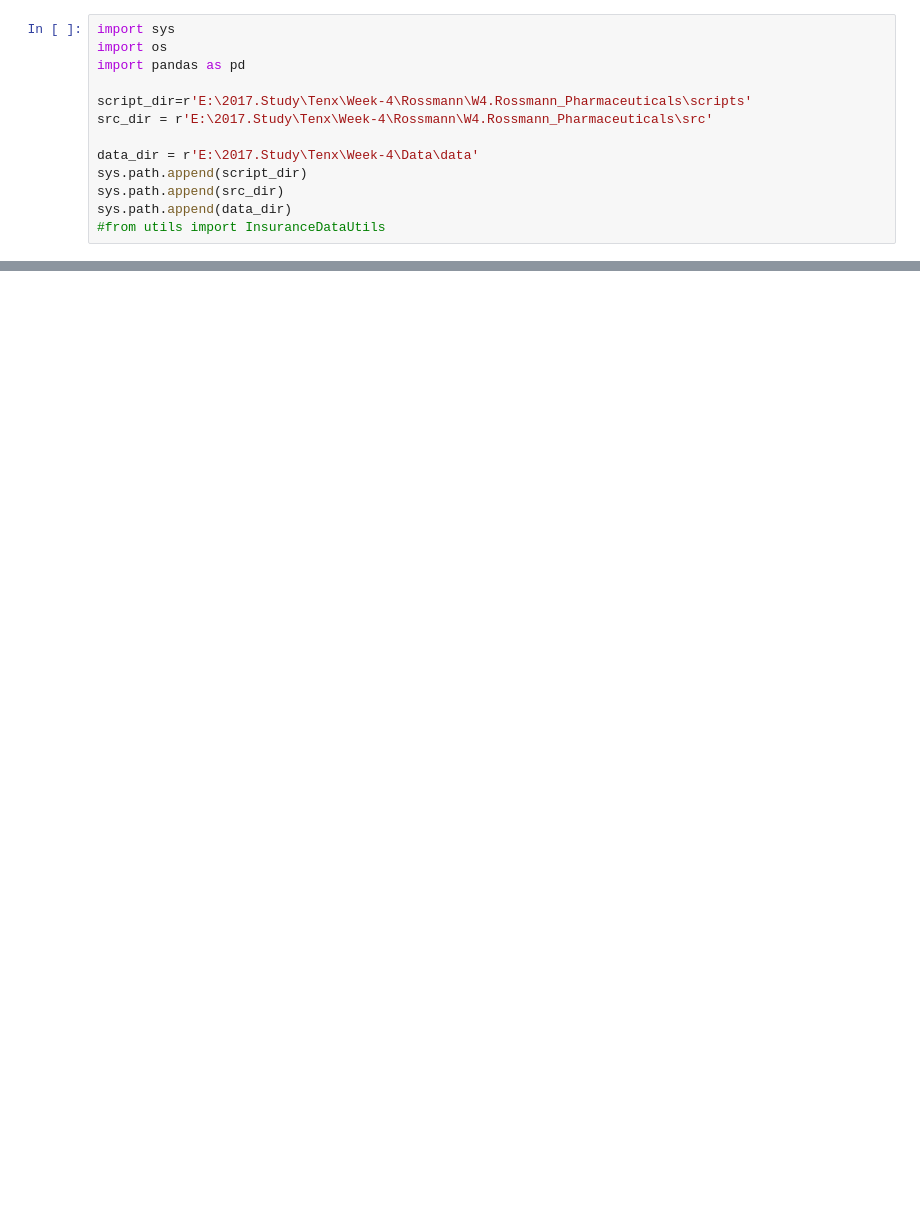
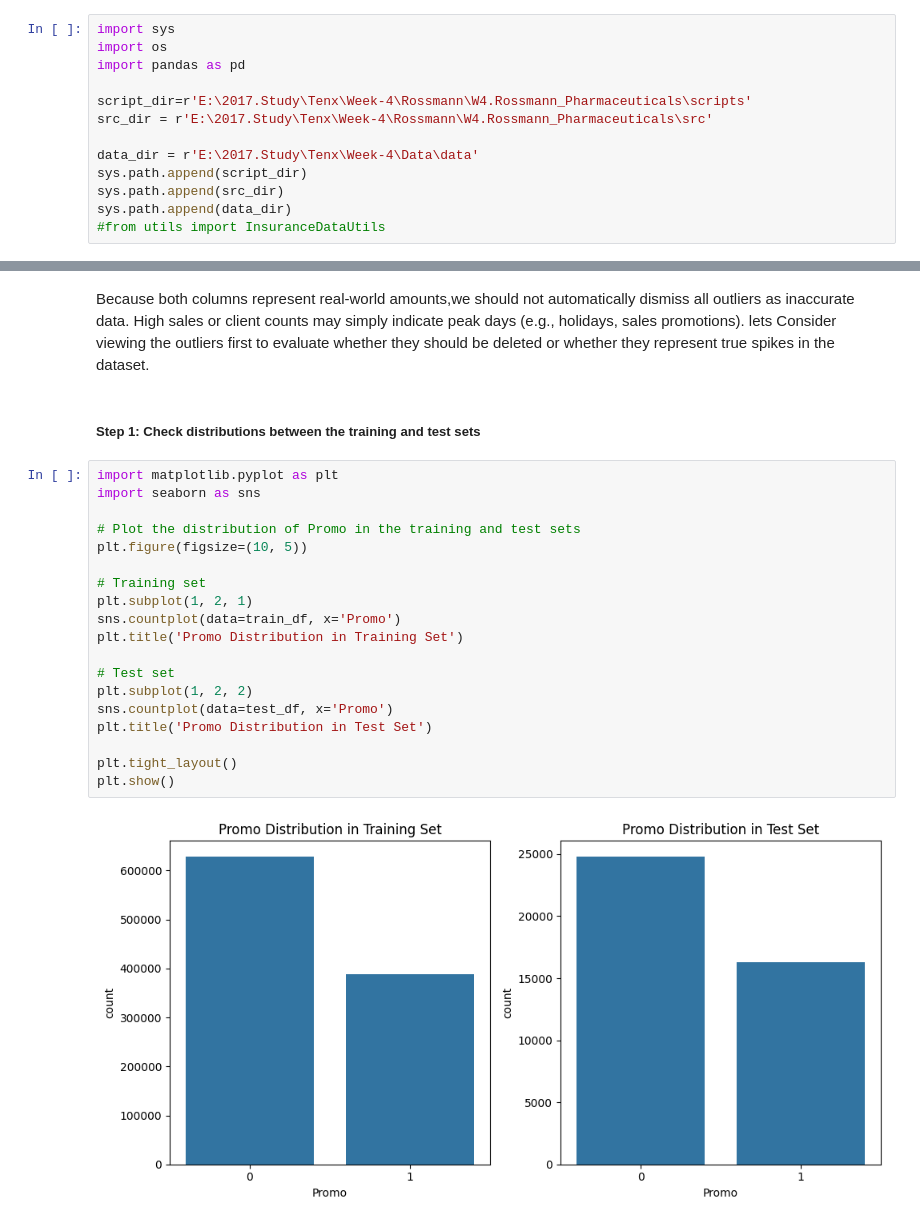
Before and after one commit to Ethel-Star/W4.Rossmann_Pharmaceuticals, a Jupyter notebook: notebooks/Customer_Purchasing_Behavior_Analysis.ipynb, the cells around one changed output, grey strips where cells are left out. Drawn from its saved outputs; the diff is of its cells as text; blank space fills up the shorter version.

```diff
--- a/notebooks/Customer_Purchasing_Behavior_Analysis.ipynb
+++ b/notebooks/Customer_Purchasing_Behavior_Analysis.ipynb
@@ -72,0 +248,26 @@ max                 2015.000000     1.000000        50.000000      2015.000000
+# %% [markdown]
+Because both columns represent real-world amounts,we should not automatically dismiss all outliers as inaccurate data. High sales or client counts may simply indicate peak days (e.g., holidays, sales promotions).
+lets Consider viewing the outliers first to evaluate whether they should be deleted or whether they represent true spikes in the dataset.
+# %% [markdown]
+##### Step 1: Check distributions between the training and test sets
+# %%
+import matplotlib.pyplot as plt
+import seaborn as sns
+
+# Plot the distribution of Promo in the training and test sets
+plt.figure(figsize=(10, 5))
+
+# Training set
+plt.subplot(1, 2, 1)
+sns.countplot(data=train_df, x='Promo')
+plt.title('Promo Distribution in Training Set')
+
+# Test set
+plt.subplot(1, 2, 2)
+sns.countplot(data=test_df, x='Promo')
+plt.title('Promo Distribution in Test Set')
+
+plt.tight_layout()
+plt.show()
+# %% [output]
+[figure, added]
```
Also changed, not shown: parts of 20 cells of this notebook.
